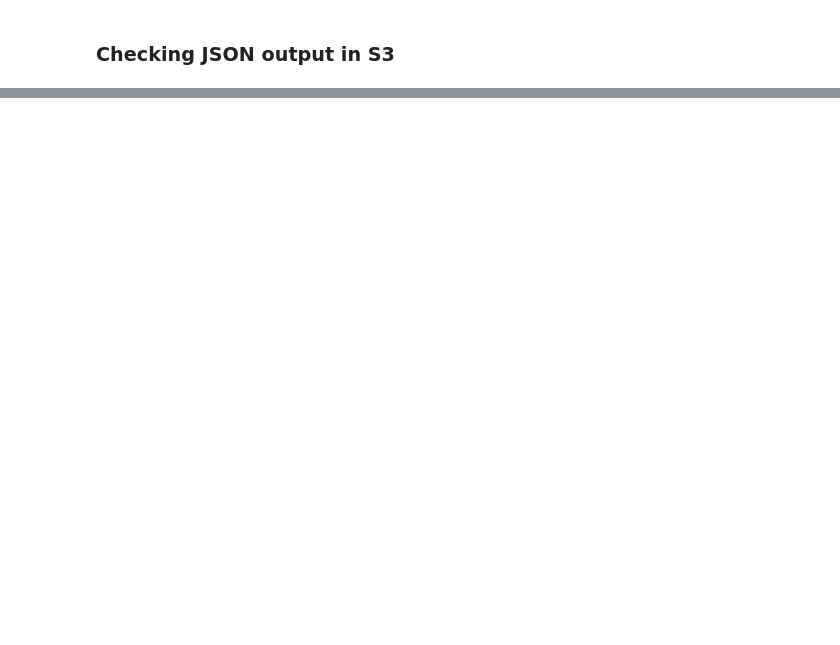
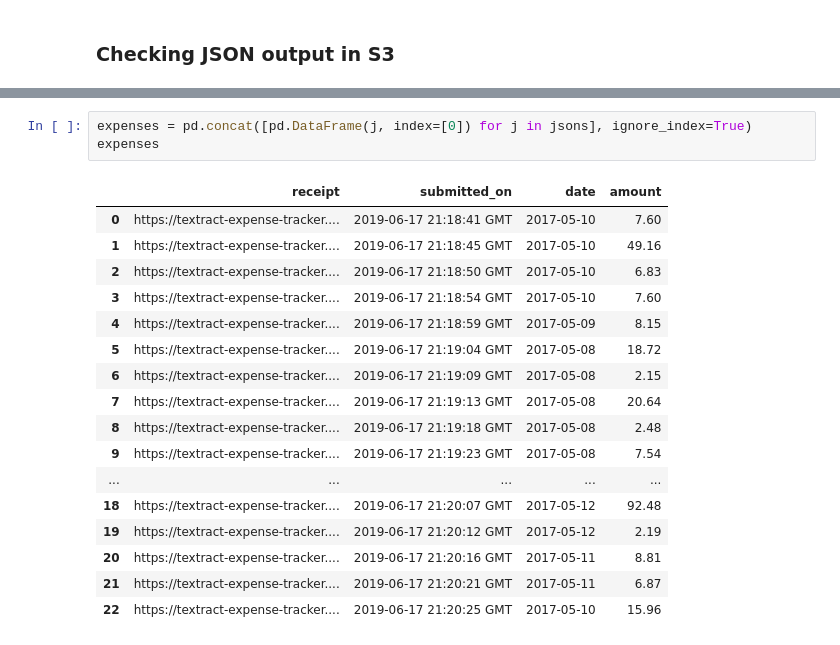
Before and after one commit to FraPochetti/KagglePlaygrounds, a Jupyter notebook: textract-expenses.ipynb, the cells around one changed output, grey strips where cells are left out. Drawn from its saved outputs; the diff is of its cells as text; blank space fills up the shorter version.

```diff
--- a/textract-expenses.ipynb
+++ b/textract-expenses.ipynb
@@ -128,0 +162,21 @@ print(json.dumps(json_content, indent=2))
+# %%
+expenses = pd.concat([pd.DataFrame(j, index=[0]) for j in jsons], ignore_index=True)
+expenses
+# %% [output]
+|  | receipt | submitted_on | date | amount |
+| 0 | https://textract-expense-tracker.... | 2019-06-17 21:18:41 GMT | 2017-05-10 | 7.60 |
+| 1 | https://textract-expense-tracker.... | 2019-06-17 21:18:45 GMT | 2017-05-10 | 49.16 |
+| 2 | https://textract-expense-tracker.... | 2019-06-17 21:18:50 GMT | 2017-05-10 | 6.83 |
+| 3 | https://textract-expense-tracker.... | 2019-06-17 21:18:54 GMT | 2017-05-10 | 7.60 |
+| 4 | https://textract-expense-tracker.... | 2019-06-17 21:18:59 GMT | 2017-05-09 | 8.15 |
+| 5 | https://textract-expense-tracker.... | 2019-06-17 21:19:04 GMT | 2017-05-08 | 18.72 |
+| 6 | https://textract-expense-tracker.... | 2019-06-17 21:19:09 GMT | 2017-05-08 | 2.15 |
+| 7 | https://textract-expense-tracker.... | 2019-06-17 21:19:13 GMT | 2017-05-08 | 20.64 |
+| 8 | https://textract-expense-tracker.... | 2019-06-17 21:19:18 GMT | 2017-05-08 | 2.48 |
+| 9 | https://textract-expense-tracker.... | 2019-06-17 21:19:23 GMT | 2017-05-08 | 7.54 |
+| ... | ... | ... | ... | ... |
+| 18 | https://textract-expense-tracker.... | 2019-06-17 21:20:07 GMT | 2017-05-12 | 92.48 |
+| 19 | https://textract-expense-tracker.... | 2019-06-17 21:20:12 GMT | 2017-05-12 | 2.19 |
+| 20 | https://textract-expense-tracker.... | 2019-06-17 21:20:16 GMT | 2017-05-11 | 8.81 |
+| 21 | https://textract-expense-tracker.... | 2019-06-17 21:20:21 GMT | 2017-05-11 | 6.87 |
+| 22 | https://textract-expense-tracker.... | 2019-06-17 21:20:25 GMT | 2017-05-10 | 15.96 |
```
Also changed, not shown: parts of 9 cells of this notebook.
